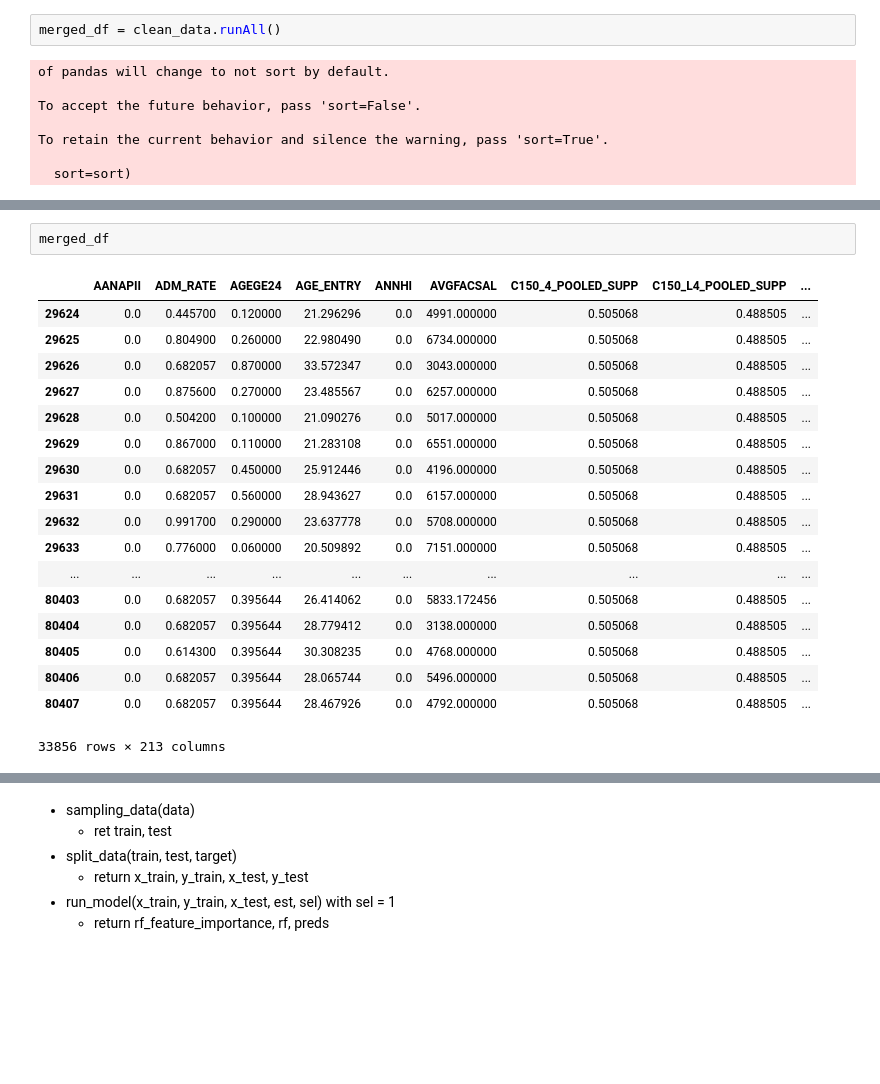
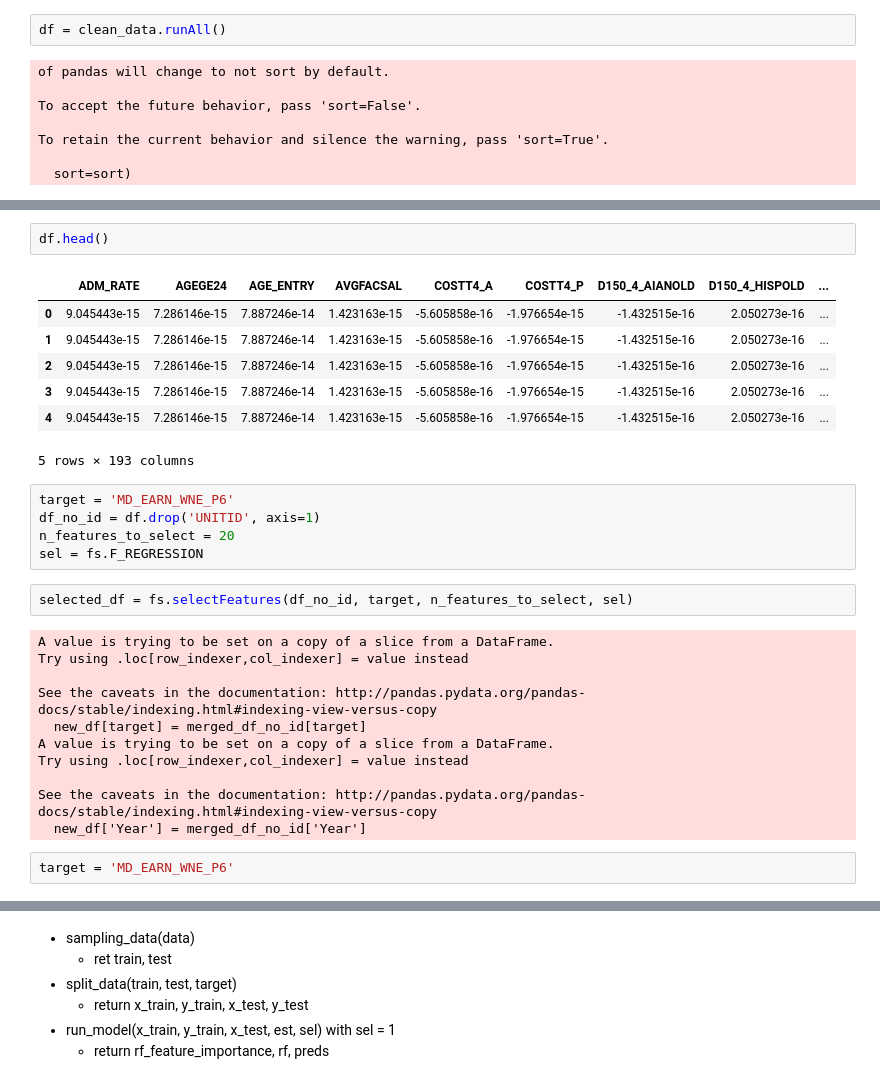
Before and after one commit to jeswan/post-secondary-education, a Jupyter notebook: will_stuff.ipynb, the cells around one changed output, grey strips where cells are left out. Saved outputs shown, nothing was run; the diff lists cells and outputs as text; blank space fills up the shorter version.

```diff
--- a/will_stuff.ipynb
+++ b/will_stuff.ipynb
@@ -7,5 +9,5 @@ import numpy as np
 # %%
-merged_df = clean_data.runAll()
+df = clean_data.runAll()
 # %% [output]
 of pandas will change to not sort by default.
 
@@ -26,21 +19,30 @@ merged_df = clean_data.convertMixedDataTypes(merged_df)
-# %%
-merged_df
-# %% [output]
-|  | AANAPII | ADM_RATE | AGEGE24 | AGE_ENTRY | ANNHI | AVGFACSAL | C150_4_POOLED_SUPP | C150_L4_POOLED_SUPP | ... |
-| 29624 | 0.0 | 0.445700 | 0.120000 | 21.296296 | 0.0 | 4991.000000 | 0.505068 | 0.488505 | ... |
-| 29625 | 0.0 | 0.804900 | 0.260000 | 22.980490 | 0.0 | 6734.000000 | 0.505068 | 0.488505 | ... |
-| 29626 | 0.0 | 0.682057 | 0.870000 | 33.572347 | 0.0 | 3043.000000 | 0.505068 | 0.488505 | ... |
-| 29627 | 0.0 | 0.875600 | 0.270000 | 23.485567 | 0.0 | 6257.000000 | 0.505068 | 0.488505 | ... |
-| 29628 | 0.0 | 0.504200 | 0.100000 | 21.090276 | 0.0 | 5017.000000 | 0.505068 | 0.488505 | ... |
-| 29629 | 0.0 | 0.867000 | 0.110000 | 21.283108 | 0.0 | 6551.000000 | 0.505068 | 0.488505 | ... |
-| 29630 | 0.0 | 0.682057 | 0.450000 | 25.912446 | 0.0 | 4196.000000 | 0.505068 | 0.488505 | ... |
-| 29631 | 0.0 | 0.682057 | 0.560000 | 28.943627 | 0.0 | 6157.000000 | 0.505068 | 0.488505 | ... |
-| 29632 | 0.0 | 0.991700 | 0.290000 | 23.637778 | 0.0 | 5708.000000 | 0.505068 | 0.488505 | ... |
-| 29633 | 0.0 | 0.776000 | 0.060000 | 20.509892 | 0.0 | 7151.000000 | 0.505068 | 0.488505 | ... |
-| ... | ... | ... | ... | ... | ... | ... | ... | ... | ... |
-| 80403 | 0.0 | 0.682057 | 0.395644 | 26.414062 | 0.0 | 5833.172456 | 0.505068 | 0.488505 | ... |
-| 80404 | 0.0 | 0.682057 | 0.395644 | 28.779412 | 0.0 | 3138.000000 | 0.505068 | 0.488505 | ... |
-| 80405 | 0.0 | 0.614300 | 0.395644 | 30.308235 | 0.0 | 4768.000000 | 0.505068 | 0.488505 | ... |
-| 80406 | 0.0 | 0.682057 | 0.395644 | 28.065744 | 0.0 | 5496.000000 | 0.505068 | 0.488505 | ... |
-| 80407 | 0.0 | 0.682057 | 0.395644 | 28.467926 | 0.0 | 4792.000000 | 0.505068 | 0.488505 | ... |
-33856 rows × 213 columns
+# %%
+df.head()
+# %% [output]
+|  | ADM_RATE | AGEGE24 | AGE_ENTRY | AVGFACSAL | COSTT4_A | COSTT4_P | D150_4_AIANOLD | D150_4_HISPOLD | ... |
+| 0 | 9.045443e-15 | 7.286146e-15 | 7.887246e-14 | 1.423163e-15 | -5.605858e-16 | -1.976654e-15 | -1.432515e-16 | 2.050273e-16 | ... |
+| 1 | 9.045443e-15 | 7.286146e-15 | 7.887246e-14 | 1.423163e-15 | -5.605858e-16 | -1.976654e-15 | -1.432515e-16 | 2.050273e-16 | ... |
+| 2 | 9.045443e-15 | 7.286146e-15 | 7.887246e-14 | 1.423163e-15 | -5.605858e-16 | -1.976654e-15 | -1.432515e-16 | 2.050273e-16 | ... |
+| 3 | 9.045443e-15 | 7.286146e-15 | 7.887246e-14 | 1.423163e-15 | -5.605858e-16 | -1.976654e-15 | -1.432515e-16 | 2.050273e-16 | ... |
+| 4 | 9.045443e-15 | 7.286146e-15 | 7.887246e-14 | 1.423163e-15 | -5.605858e-16 | -1.976654e-15 | -1.432515e-16 | 2.050273e-16 | ... |
+5 rows × 193 columns
+# %%
+target = 'MD_EARN_WNE_P6'
+df_no_id = df.drop('UNITID', axis=1)
+n_features_to_select = 20
+sel = fs.F_REGRESSION
+# %%
+selected_df = fs.selectFeatures(df_no_id, target, n_features_to_select, sel)
+# %% [output]
+A value is trying to be set on a copy of a slice from a DataFrame.
+Try using .loc[row_indexer,col_indexer] = value instead
+
+See the caveats in the documentation: http://pandas.pydata.org/pandas-docs/stable/indexing.html#indexing-view-versus-copy
+  new_df[target] = merged_df_no_id[target]
+A value is trying to be set on a copy of a slice from a DataFrame.
+Try using .loc[row_indexer,col_indexer] = value instead
+
+See the caveats in the documentation: http://pandas.pydata.org/pandas-docs/stable/indexing.html#indexing-view-versus-copy
+  new_df['Year'] = merged_df_no_id['Year']
+# %%
+target = 'MD_EARN_WNE_P6'
```
Also changed, not shown: parts of 52 cells of this notebook, 2 other files.
